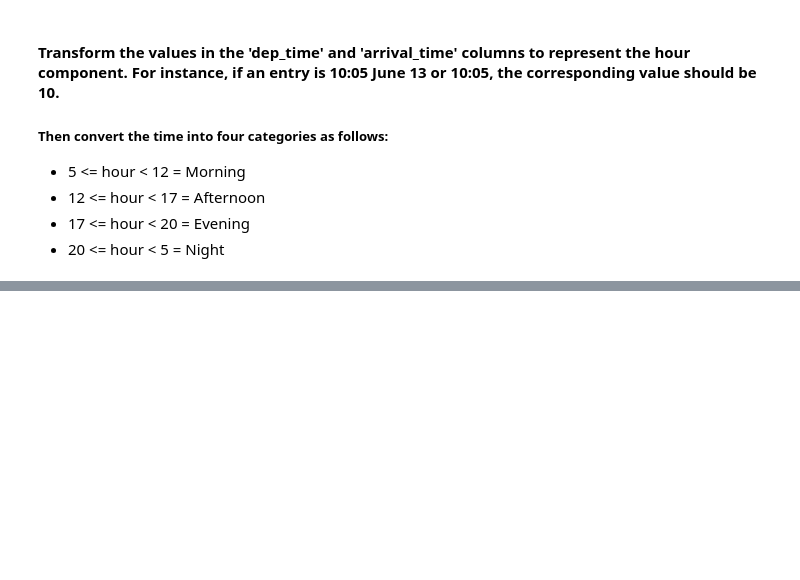
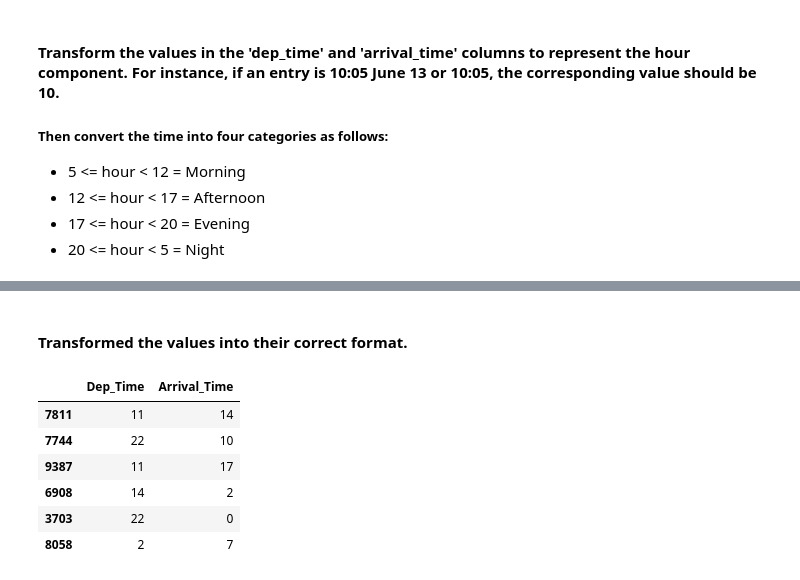
Before and after one commit to GyanPrakashkushwaha/MLP, a Jupyter notebook: week1/Assignments/practice_assignment.ipynb, the cells around one changed output, grey strips where cells are left out. Saved outputs shown, nothing was run; the diff lists cells and outputs as text; code cells hidden in the pictures; blank space fills up the shorter version.

```diff
--- a/week1/Assignments/practice_assignment.ipynb
+++ b/week1/Assignments/practice_assignment.ipynb
@@ -314,0 +340,15 @@ df[['Dep_Time','Arrival_Time']].sample(6)
+# %% [markdown]
+#### Transformed the values into their correct format.
+# %%
+df['Dep_Time'] = df['Dep_Time'].apply(lambda x : int(x[:2]))
+df['Arrival_Time'] = df['Arrival_Time'].apply(lambda x : int(x[:2]))
+# %%
+df[['Dep_Time','Arrival_Time']].sample(6)
+# %% [output]
+|  | Dep_Time | Arrival_Time |
+| 7811 | 11 | 14 |
+| 7744 | 22 | 10 |
+| 9387 | 11 | 17 |
+| 6908 | 14 | 2 |
+| 3703 | 22 | 0 |
+| 8058 | 2 | 7 |
```
Also changed, not shown: parts of 21 cells of this notebook.
